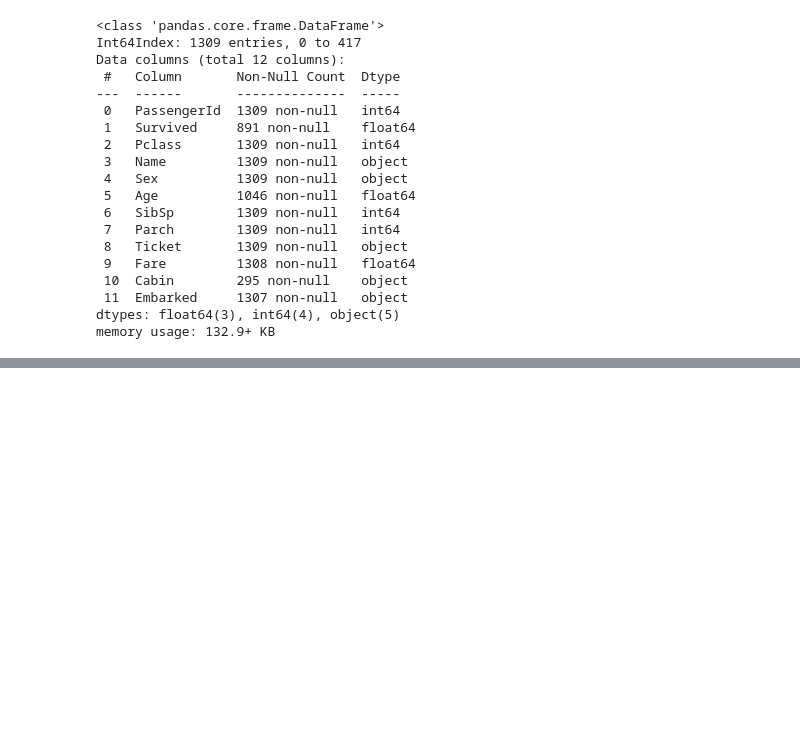
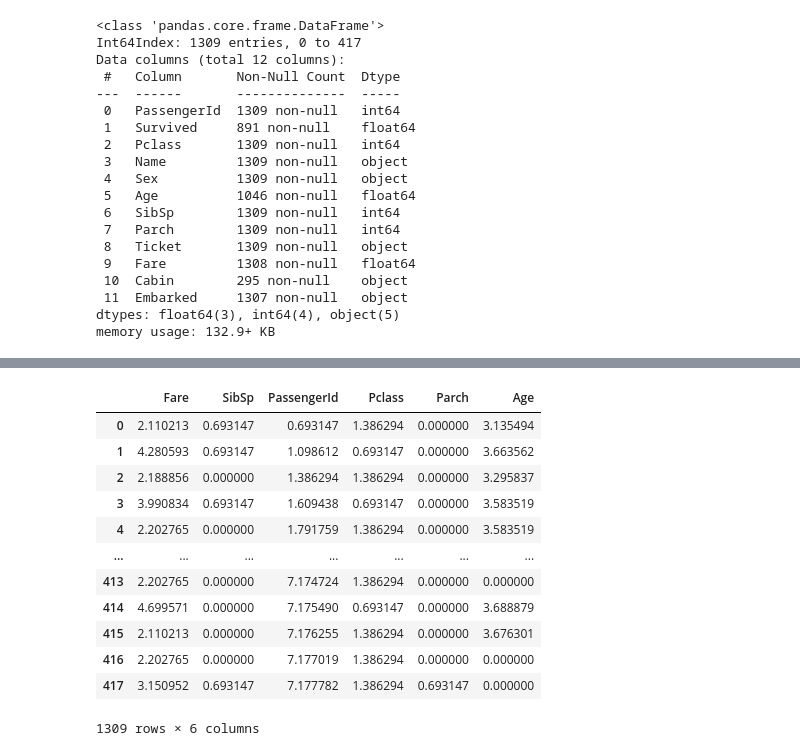
Before and after one commit to rollingdeep/titanic, a Jupyter notebook: kaggle_titanic.ipynb, the cells around one changed output, grey strips where cells are left out. Saved outputs shown, nothing was run; the diff lists cells and outputs as text; code cells hidden in the pictures; blank space fills up the shorter version.

```diff
--- a/kaggle_titanic.ipynb
+++ b/kaggle_titanic.ipynb
@@ -8,8 +8,8 @@ import tensorflow as tf
 import tensorflow_datasets as tfds
 import pandas as pd
 # %%
-TRAIN_DATA_PATH = "./data/titanic/train.csv"
-TEST_DATA_PATH = "./data/titanic/test.csv"
+TRAIN_DATA_PATH = "./data/train.csv"
+TEST_DATA_PATH = "./data/test.csv"
 
 train_data = pd.read_csv(TRAIN_DATA_PATH, header=0)
 test_data = pd.read_csv(TEST_DATA_PATH, header=0)
@@ -79,3 +77,9 @@ AttributeError: 'dict' object has no attribute 'apply'
+# %%
+label_column = ["Survived"]
 # %%
-dense_feature = data.select_dtypes(include=np.number).columns
-sparse_feature = data.select_dtypes(exclude=np.number).columns
+feature_columns = list(set(data.columns) - set(label_column))
+dense_feature = list(set(data.select_dtypes(include=np.number).columns) & set(feature_columns))
+sparse_feature = list(set(data.select_dtypes(exclude=np.number).columns) & set(feature_columns))
+# feature_columns
+# dense_feature
+sparse_feature
@@ -85,0 +116,17 @@ Index(['Name', 'Sex', 'Ticket', 'Cabin', 'Embarked'], dtype='object')
+# %%
+data_dense = process_dense_feats(data, dense_feature)
+data_dense
+# %% [output]
+|  | Fare | SibSp | PassengerId | Pclass | Parch | Age |
+| 0 | 2.110213 | 0.693147 | 0.693147 | 1.386294 | 0.000000 | 3.135494 |
+| 1 | 4.280593 | 0.693147 | 1.098612 | 0.693147 | 0.000000 | 3.663562 |
+| 2 | 2.188856 | 0.000000 | 1.386294 | 1.386294 | 0.000000 | 3.295837 |
+| 3 | 3.990834 | 0.693147 | 1.609438 | 0.693147 | 0.000000 | 3.583519 |
+| 4 | 2.202765 | 0.000000 | 1.791759 | 1.386294 | 0.000000 | 3.583519 |
+| ... | ... | ... | ... | ... | ... | ... |
+| 413 | 2.202765 | 0.000000 | 7.174724 | 1.386294 | 0.000000 | 0.000000 |
+| 414 | 4.699571 | 0.000000 | 7.175490 | 0.693147 | 0.000000 | 3.688879 |
+| 415 | 2.110213 | 0.000000 | 7.176255 | 1.386294 | 0.000000 | 3.676301 |
+| 416 | 2.202765 | 0.000000 | 7.177019 | 1.386294 | 0.000000 | 0.000000 |
+| 417 | 3.150952 | 0.693147 | 7.177782 | 1.386294 | 0.693147 | 0.000000 |
+1309 rows × 6 columns
```
Also changed, not shown: parts of 50 cells of this notebook, 1 other file.
